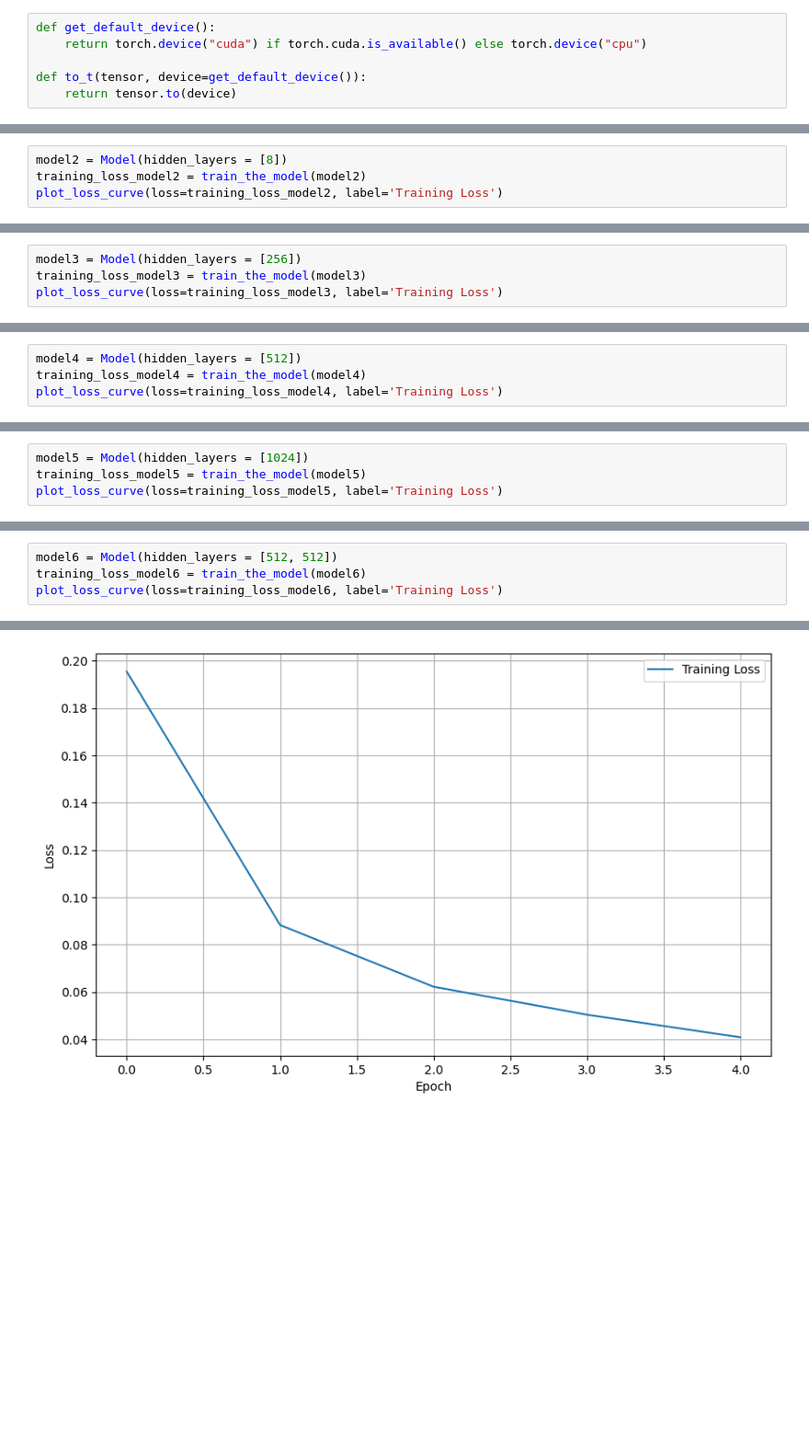
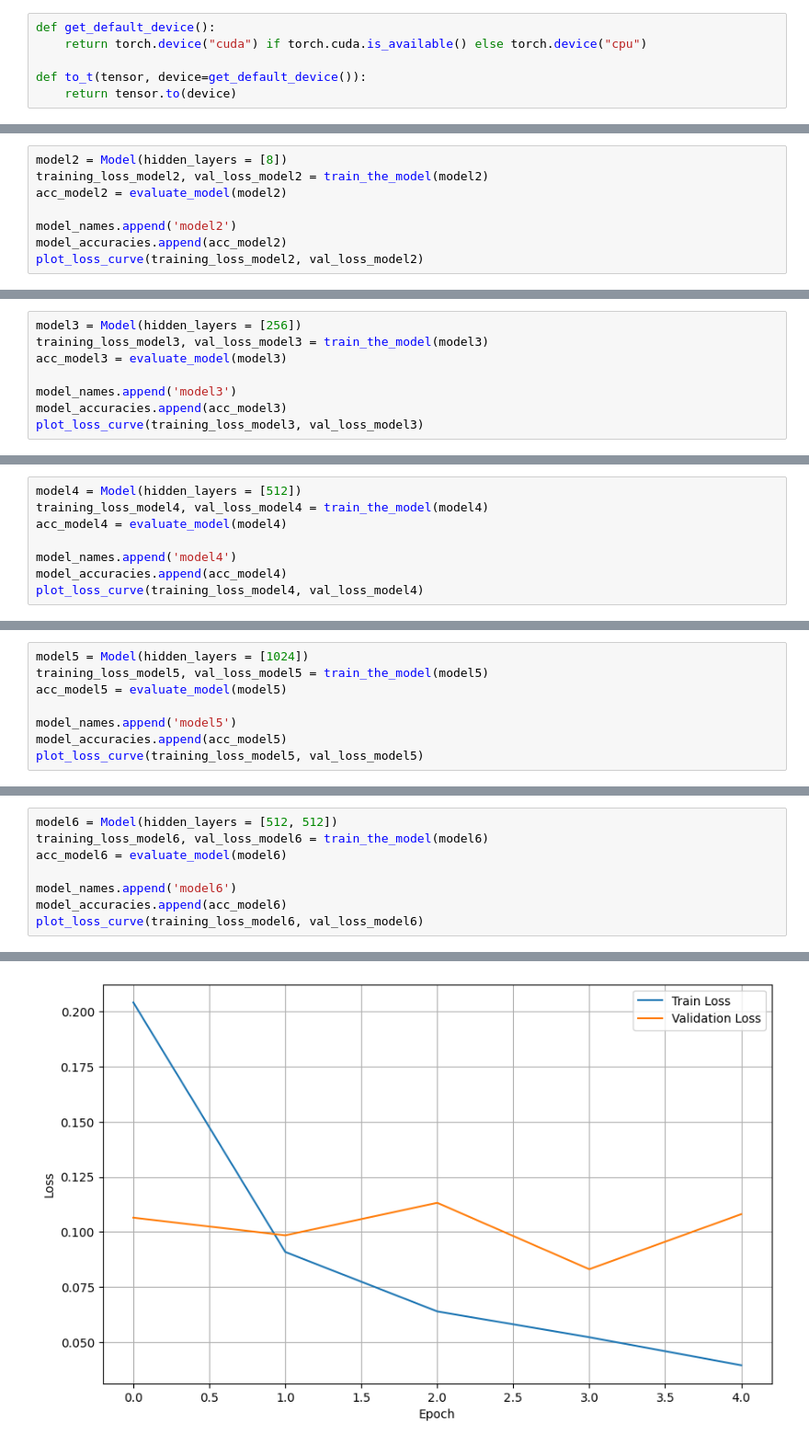
Before and after one commit to MohammadMazrouei/EMNIST, a Jupyter notebook: EMNIST.ipynb, the cells around one changed output, grey strips where cells are left out. Shown at 92% size. Saved outputs shown, nothing was run; the diff lists cells and outputs as text; blank space fills up the shorter version.

```diff
--- a/EMNIST.ipynb
+++ b/EMNIST.ipynb
@@ -217,5 +308,9 @@ EPOCH 5: 1.0330
 # %%
 model2 = Model(hidden_layers = [8])
-training_loss_model2 = train_the_model(model2)
-plot_loss_curve(loss=training_loss_model2, label='Training Loss')
+training_loss_model2, val_loss_model2 = train_the_model(model2)
+acc_model2 = evaluate_model(model2)
+
+model_names.append('model2')
+model_accuracies.append(acc_model2)
+plot_loss_curve(training_loss_model2, val_loss_model2)
 # %% [output]
@@ -228,5 +324,9 @@ EPOCH 5: 0.2781
 # %%
 model3 = Model(hidden_layers = [256])
-training_loss_model3 = train_the_model(model3)
-plot_loss_curve(loss=training_loss_model3, label='Training Loss')
+training_loss_model3, val_loss_model3 = train_the_model(model3)
+acc_model3 = evaluate_model(model3)
+
+model_names.append('model3')
+model_accuracies.append(acc_model3)
+plot_loss_curve(training_loss_model3, val_loss_model3)
 # %% [output]
@@ -239,5 +340,9 @@ EPOCH 5: 0.0336
 # %%
 model4 = Model(hidden_layers = [512])
-training_loss_model4 = train_the_model(model4)
-plot_loss_curve(loss=training_loss_model4, label='Training Loss')
+training_loss_model4, val_loss_model4 = train_the_model(model4)
+acc_model4 = evaluate_model(model4)
+
+model_names.append('model4')
+model_accuracies.append(acc_model4)
+plot_loss_curve(training_loss_model4, val_loss_model4)
 # %% [output]
@@ -250,5 +356,9 @@ EPOCH 5: 0.0298
 # %%
 model5 = Model(hidden_layers = [1024])
-training_loss_model5 = train_the_model(model5)
-plot_loss_curve(loss=training_loss_model5, label='Training Loss')
+training_loss_model5, val_loss_model5 = train_the_model(model5)
+acc_model5 = evaluate_model(model5)
+
+model_names.append('model5')
+model_accuracies.append(acc_model5)
+plot_loss_curve(training_loss_model5, val_loss_model5)
 # %% [output]
@@ -261,5 +372,9 @@ EPOCH 5: 0.0300
 # %%
 model6 = Model(hidden_layers = [512, 512])
-training_loss_model6 = train_the_model(model6)
-plot_loss_curve(loss=training_loss_model6, label='Training Loss')
+training_loss_model6, val_loss_model6 = train_the_model(model6)
+acc_model6 = evaluate_model(model6)
+
+model_names.append('model6')
+model_accuracies.append(acc_model6)
+plot_loss_curve(training_loss_model6, val_loss_model6)
 # %% [output]
@@ -271,3 +387,3 @@ EPOCH 5: 0.0408
-[figure, old version]
+[figure, new version]
 # %%
 model7 = Model(hidden_layers = [512, 256, 512])
```
Also changed, not shown: parts of 96 cells of this notebook.
